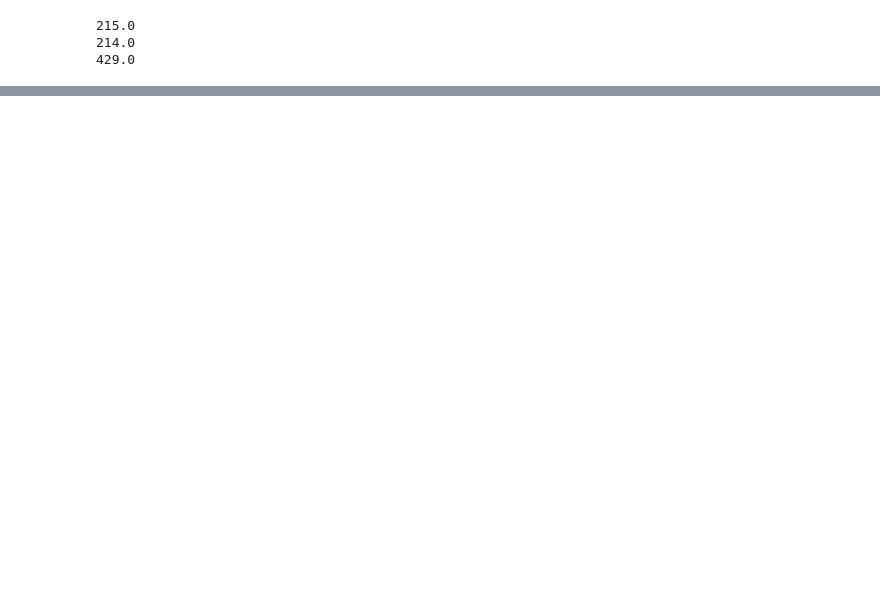
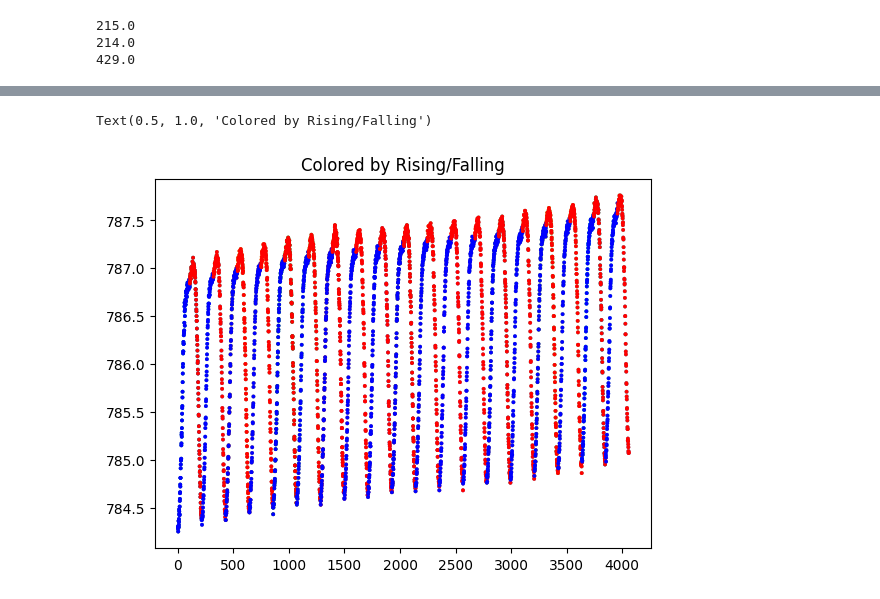
Before and after one commit to valleyquail/WormMQP, a Jupyter notebook: Data/mqp_data.ipynb, the cells around one changed output, grey strips where cells are left out. Saved outputs shown, nothing was run; the diff lists cells and outputs as text; code cells hidden in the pictures; blank space fills up the shorter version.

```diff
--- a/Data/mqp_data.ipynb
+++ b/Data/mqp_data.ipynb
@@ -74,0 +121,10 @@ plt.scatter(df['pos'], df['Data'], c=df.index, s=3, cmap='bwr')
+# %%
+plt.scatter(df.index,df['Data'], c=df['pos'], s=3, cmap='viridis')
+plt.title('Colored by Cycle Position')
+plt.scatter(df.index,df['Data'], c=df['cycle'], s=3, cmap='tab20')
+plt.title('Colored by Cycle Number')
+plt.scatter(df.index,df['Data'], c=df['falling'], s=3, cmap='bwr')
+plt.title('Colored by Rising/Falling')
+# %% [output]
+Text(0.5, 1.0, 'Colored by Rising/Falling')
+[figure, added]
```
Also changed, not shown: parts of 7 cells of this notebook.
